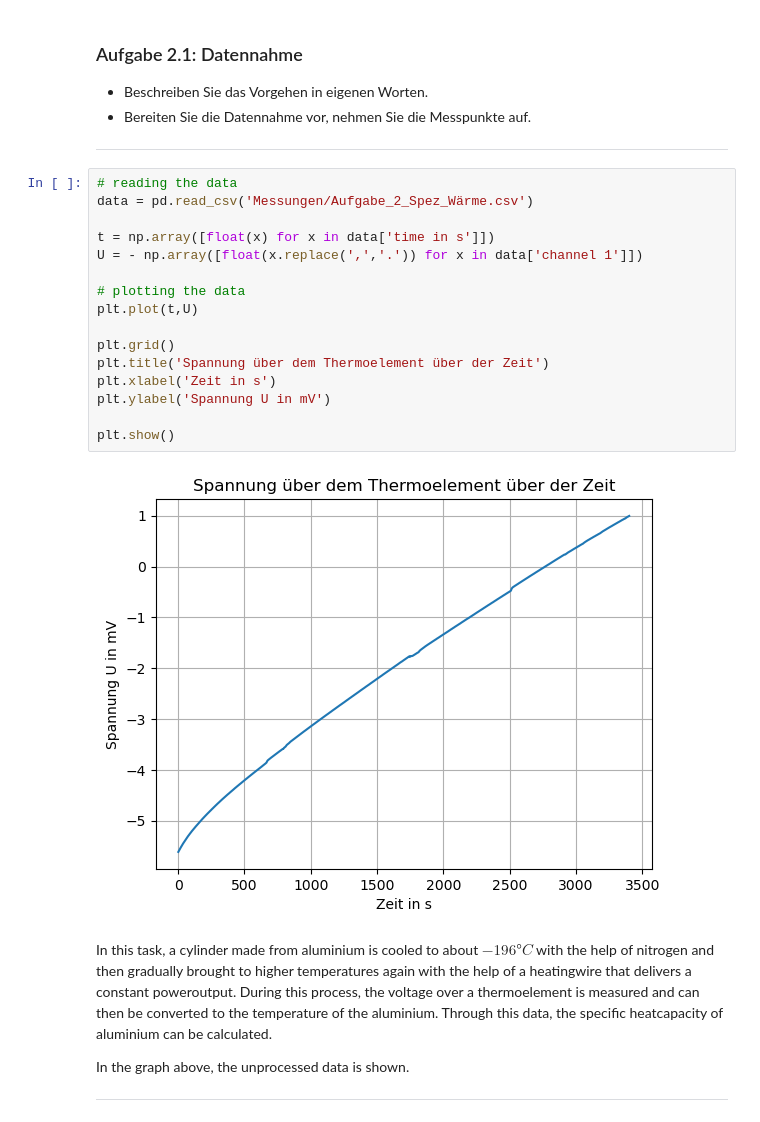
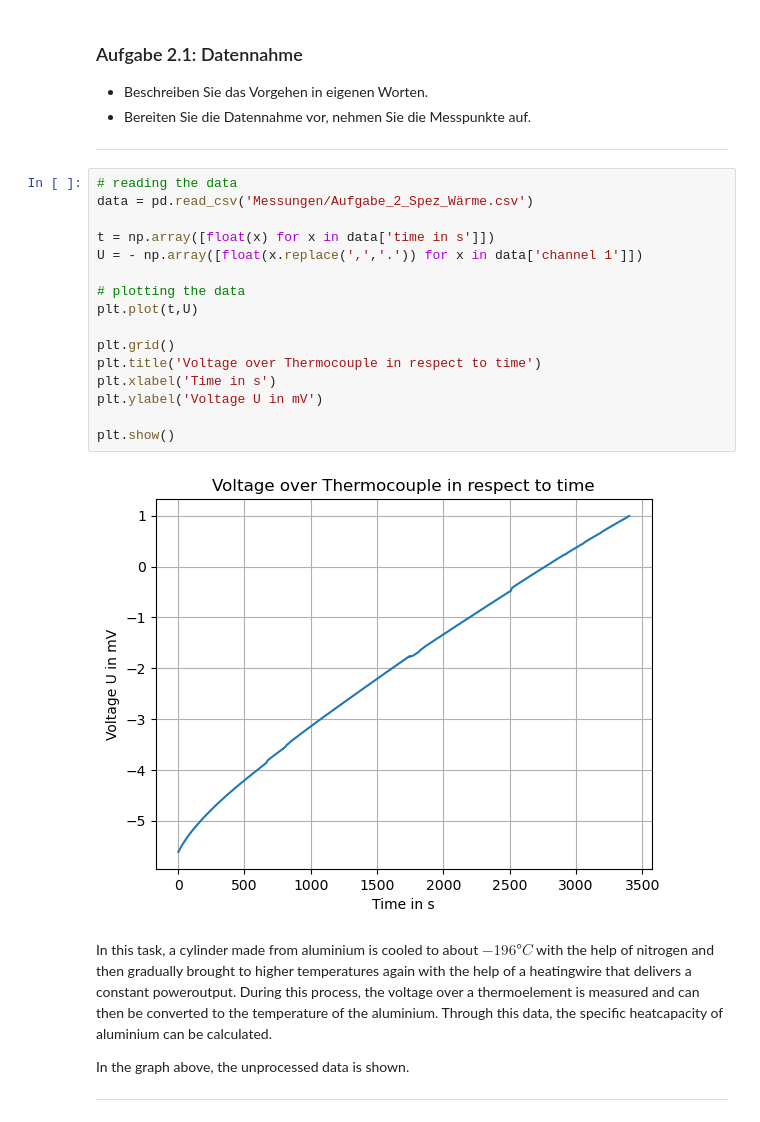
Before and after one commit to MRNock04/P2, a Jupyter notebook: Spezifische_Waermekapazitaet/Spezifische_Waermekapazitaet.ipynb, the cells around one changed output. Cells and saved outputs as stored; diff of their text form.

```diff
--- a/Spezifische_Waermekapazitaet/Spezifische_Waermekapazitaet.ipynb
+++ b/Spezifische_Waermekapazitaet/Spezifische_Waermekapazitaet.ipynb
@@ -300,21 +296,21 @@ $$c_M(Aluminium) = \pm  \frac{kJ}{kgK}, c_M() = \pm  \frac{kJ}{kgK}$$
 # %%
 # reading the data
 data = pd.read_csv('Messungen/Aufgabe_2_Spez_Wärme.csv')
 
 t = np.array([float(x) for x in data['time in s']])
 U = - np.array([float(x.replace(',','.')) for x in data['channel 1']])
 
 # plotting the data
 plt.plot(t,U)
 
 plt.grid()
-plt.title('Spannung über dem Thermoelement über der Zeit')
-plt.xlabel('Zeit in s')
-plt.ylabel('Spannung U in mV')
+plt.title('Voltage over Thermocouple in respect to time')
+plt.xlabel('Time in s')
+plt.ylabel('Voltage U in mV')
 
 plt.show()
 # %% [output]
-[figure, old version]
+[figure, new version]
 # %% [markdown]
 In this task, a cylinder made from aluminium is cooled to about $-196°C$ with the help of nitrogen and then gradually brought to higher temperatures again with the help of a heatingwire that delivers a constant poweroutput. During this process, the voltage over a thermoelement is measured and can then be converted to the temperature of the aluminium. Through this data, the specific heatcapacity of aluminium can be calculated.
 
```
Also changed, not shown: parts of 6 cells of this notebook.
